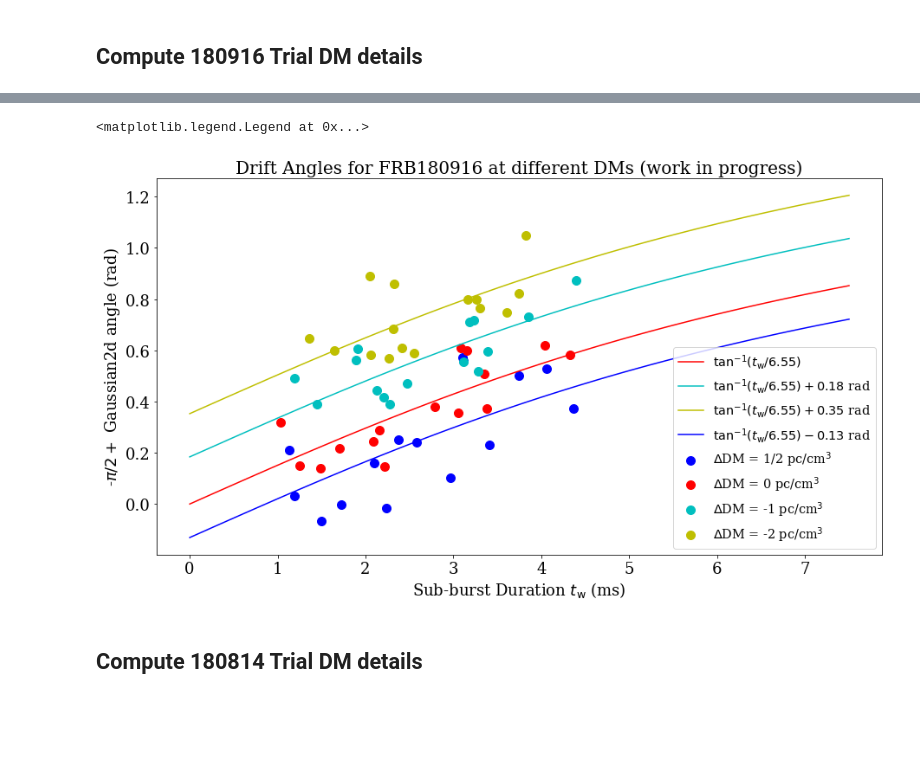
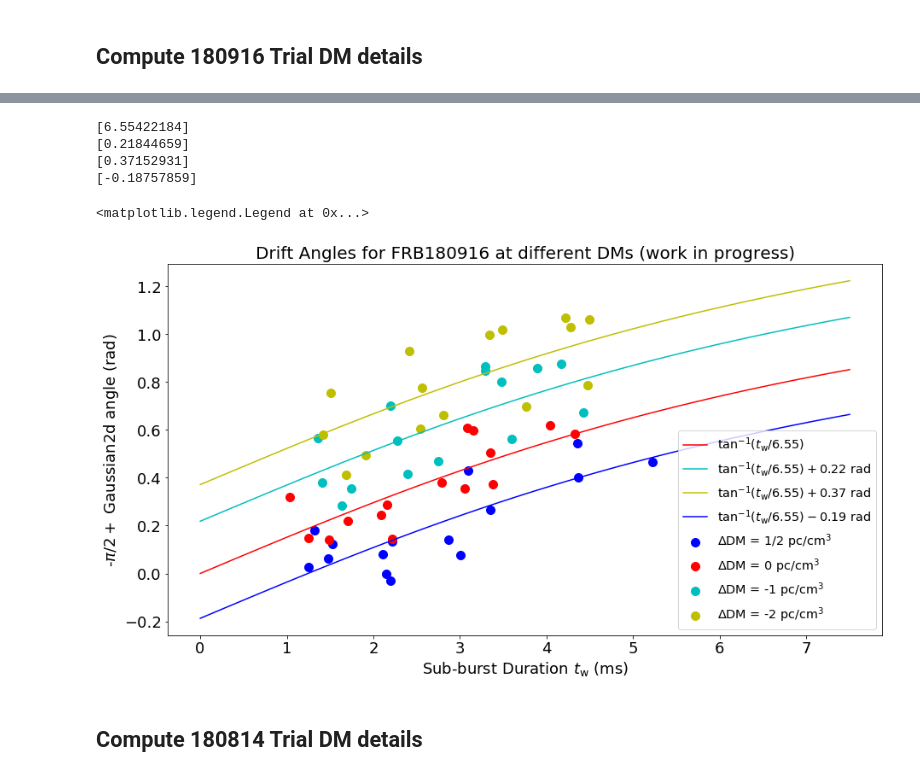
Before and after one commit to mef51/subdriftlaw, a Jupyter notebook: universal/DriftvsDuration_universal.ipynb, the cells around one changed output, grey strips where cells are left out. Cells and saved outputs as stored; diff of their text form; code cells hidden in the pictures; blank space fills up the shorter version.

```diff
--- a/universal/DriftvsDuration_universal.ipynb
+++ b/universal/DriftvsDuration_universal.ipynb
@@ -28,15 +28,15 @@ bursts180916 = pd.merge(pd.read_csv('data/CHIME_180916.J0158+65/chime_180916_fit
 bursts180916 = bursts180916.set_index('name')
 
 #########
-params180916 = ['data/CHIME_180916.J0158+65/chime_180916_fit_params_real.csv',
-          'data/CHIME_180916.J0158+65/chime_180916_fit_params_ddm1.csv',
-          'data/CHIME_180916.J0158+65/chime_180916_fit_params_ddm2.csv',
-          'data/CHIME_180916.J0158+65/chime_180916_fit_params_ddm-half.csv']
+params180916 = ['data/CHIME_180916.J0158+65/chime_180916_fit_params_ddm0.csv',
+               'data/CHIME_180916.J0158+65/chime_180916_fit_params_ddm-1.csv',
+               'data/CHIME_180916.J0158+65/chime_180916_fit_params_ddm-2.csv',
+               'data/CHIME_180916.J0158+65/chime_180916_fit_params_ddm0.5.csv']
 
-paramerrs180916 = ['data/CHIME_180916.J0158+65/chime_180916_param_errors_real.csv',
-             'data/CHIME_180916.J0158+65/chime_180916_param_errors_ddm1.csv',
-             'data/CHIME_180916.J0158+65/chime_180916_param_errors_ddm2.csv',
-             'data/CHIME_180916.J0158+65/chime_180916_param_errors_ddm-half.csv']
+paramerrs180916 = ['data/CHIME_180916.J0158+65/chime_180916_param_errors_ddm0.csv',
+                   'data/CHIME_180916.J0158+65/chime_180916_param_errors_ddm-1.csv',
+                   'data/CHIME_180916.J0158+65/chime_180916_param_errors_ddm-2.csv',
+                   'data/CHIME_180916.J0158+65/chime_180916_param_errors_ddm0.5.csv']
 
 dataframes180916 = []
 for param, paramerr in zip(params180916, paramerrs180916):
@@ -44,6 +44,7 @@ for param, paramerr in zip(params180916, paramerrs180916):
                      pd.read_csv(paramerr),
                      how='left', on='name')
     frame = frame.set_index('name')
+    frame['time_res'] = 0.00098304 # s
     dataframes180916.append(frame)
 
 #########
@@ -173,8 +172,8 @@ bursts180916['tau_w_ms_z'] = bursts180916[['tau_w_ms', 'z']].apply(lambda row: r
 
 fontsize=15
 
-# selectbursts180916 = bursts180916
-selectbursts180916 = bursts180916.loc[[x for x in bursts180916.index if x not in [13, 32, 33, 36]]]
+selectbursts180916 = bursts180916
+# selectbursts180916 = bursts180916.loc[[x for x in bursts180916.index if x not in [13, 32, 33, 36]]]
 ax = selectbursts180916['tau_w_ms'].plot(style='k.', figsize=(10,6))
 ax.set_title("$t_w$ ", size=fontsize)
 ax.set_ylabel('$t_w$ (ms)', size=fontsize)
@@ -312,47 +311,53 @@ for dataframe180916, drops, pcol, beta in zip(dataframes180916, [[15], [15], [15
         model = thetamodel
     else:
         model = offsetmodel
+    #model = thetamodel
 
     datafitter = scipy.odr.RealData(dataframe180916.drop(drops)['tau_w_ms'],
                                  dataframe180916.drop(drops)['angle_clean'])
     anglefitter = scipy.odr.ODR(datafitter, model, beta0=[1])
     anglefitter.set_job(fit_type=0)
     anglefit = anglefitter.run()
 
     tws = np.linspace(0, 7.5, num=80)
+    print(anglefit.beta)
     #print(anglefit.beta[0])
     if model == thetamodel:
         plt.plot(tws, np.arctan(tws/anglefit.beta[0]), c=pcol, label="$\\tan^{{-1}}(t_\\mathrm{{w}}/{:.2f})$".format(anglefit.beta[0]))
     elif model == offsetmodel:
         plt.plot(tws, np.arctan(tws/zero_ddm_fit) + anglefit.beta[0], c=pcol, label="$\\tan^{{-1}}(t_\\mathrm{{w}}/{:.2f}) {:+.2f}$ rad".format(zero_ddm_fit, anglefit.beta[0]) )
 
 ## Check fits assuming additionl DM produces rotation
-time_res = 0.98304 # ms
-freq_res = 6.25 # MHz
-burstbandwidth = 250 # MHz, roughly
-ddms = [1/2, -1, -2] # pc/cm^3
-DM = 348.82  # pc/cm^3
-nu_high, nu_low = 800, 400 # MHz
-for ddm in ddms:
-    deltat = 4.14937759336e6 * (nu_low**-2 - nu_high**-2) * ddm
-    dtheta = np.arctan(np.tan(dataframes180916[3]['angle_clean']) - (deltat / burstbandwidth) * (freq_res/time_res) * (ddm / DM))
+# time_res = 0.98304 # ms
+# freq_res = 6.25 # MHz
+# burstbandwidth = 250 # MHz, roughly
+# ddms = [1/2, -1, -2] # pc/cm^3
+# DM = 348.82  # pc/cm^3
+# nu_high, nu_low = 800, 400 # MHz
+# for ddm in ddms:
+#     deltat = 4.14937759336e6 * (nu_low**-2 - nu_high**-2) * ddm
+#     dtheta = np.arctan(np.tan(dataframes180916[3]['angle_clean']) - (deltat / burstbandwidth) * (freq_res/time_res) * (ddm / DM))
 
 ## Point Annotations
 # for k, v in dataframes180916[3].iterrows():
 #     ax.annotate(int(k) if k != 15.5 else k, (v['tau_w_ms'], v['angle_clean']), xytext=(-3,5), textcoords='offset points', weight='bold', size=annotsize)
-# for k, v in dataframes180916[0].drop([15]).iterrows():
+# for k, v in dataframes180916[1].drop([15]).iterrows():
 #     ax.annotate(int(k) if k != 15.5 else k, (v['tau_w_ms'], v['angle_clean']), xytext=(-3,5), textcoords='offset points', weight='bold', size=annotsize)
 # for k, v in dataframes180916[0].iterrows():
 #     ax.annotate(int(k) if k != 15.5 else k, (v['tau_w_ms'], v['angle_clean']), xytext=(-3,5), textcoords='offset points', weight='bold', size=annotsize)
 
 # ax.set_xlim(0, 10)
 plt.title("Drift Angles for FRB180916 at different DMs (work in progress)", size=20)
 plt.legend(fontsize='x-large')
 # plt.savefig('angleatdifferentDMs.png')
 # plt.savefig('angleatdifferentDMs.pdf')
 # %% [output]
-<matplotlib.legend.Legend at 0x...>
+[6.55422184]
+[0.21844659]
+[0.37152931]
+[-0.18757859]
+<matplotlib.legend.Legend at 0x...>
-[figure, old version]
+[figure, new version]
 # %% [markdown]
 ## Compute 180814 Trial DM details
 # %%
```
Also changed, not shown: parts of 10 cells of this notebook, 52 other files.
